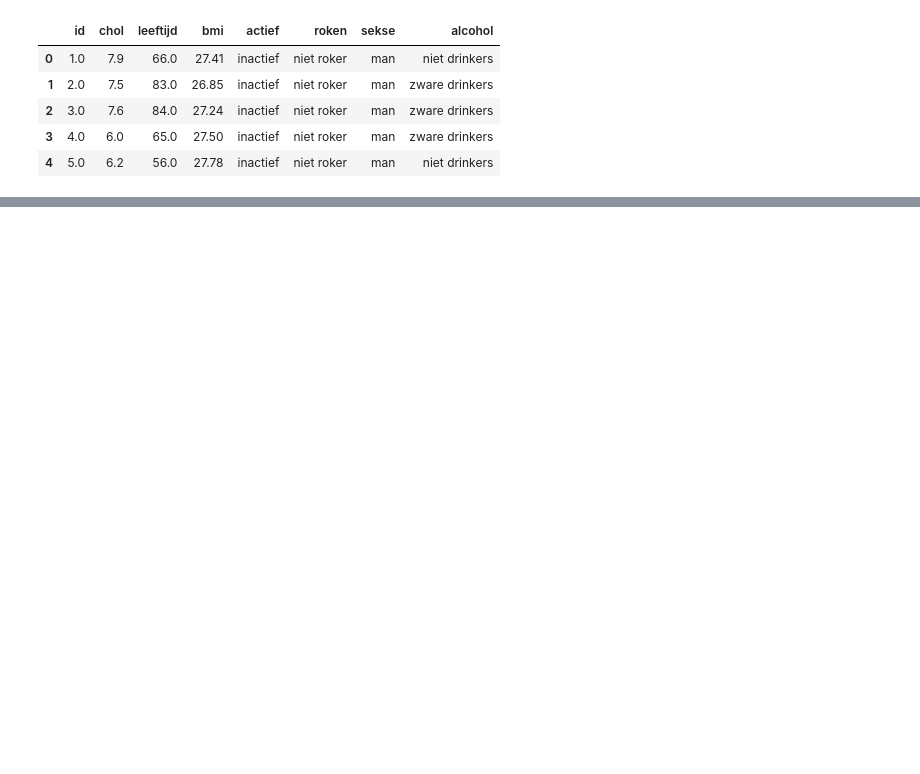
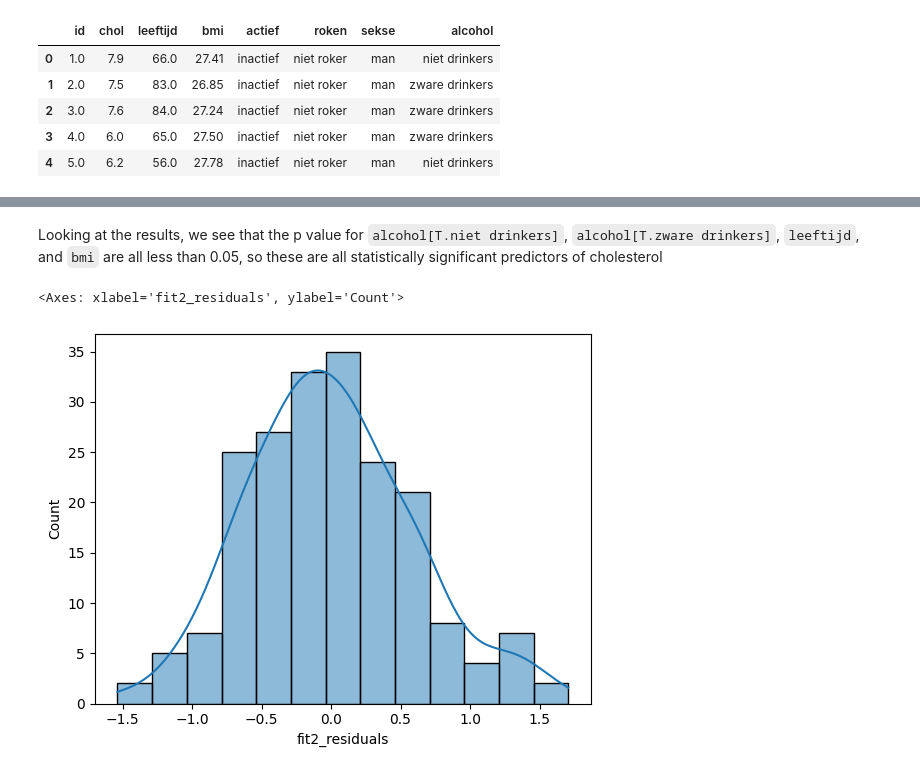
Before and after one commit to TimWijma/ds-dm-assignments, a Jupyter notebook: six.ipynb, the cells around one changed output, grey strips where cells are left out. Saved outputs shown, nothing was run; the diff lists cells and outputs as text; code cells hidden in the pictures; blank space fills up the shorter version.

```diff
--- a/six.ipynb
+++ b/six.ipynb
@@ -13,0 +47,4 @@ chol1.head()
+# %%
+fit2 = ols("chol ~ leeftijd + bmi + sekse + alcohol", data=chol1).fit()
+
+fit2.summary()
@@ -13,0 +77,11 @@ chol1.head()
+# %% [markdown]
+Looking at the results, we see that the p value for `alcohol[T.niet drinkers]`, `alcohol[T.zware drinkers]`, `leeftijd`, and `bmi` are all less than 0.05, so these are all statistically significant predictors of cholesterol
+# %%
+chol1["fit2_residuals"] = fit2.resid
+
+from seaborn import histplot
+
+histplot(chol1, x="fit2_residuals", kde=True)
+# %% [output]
+<Axes: xlabel='fit2_residuals', ylabel='Count'>
+[figure, added]
```
Also changed, not shown: parts of 3 cells of this notebook, 1 other file.
